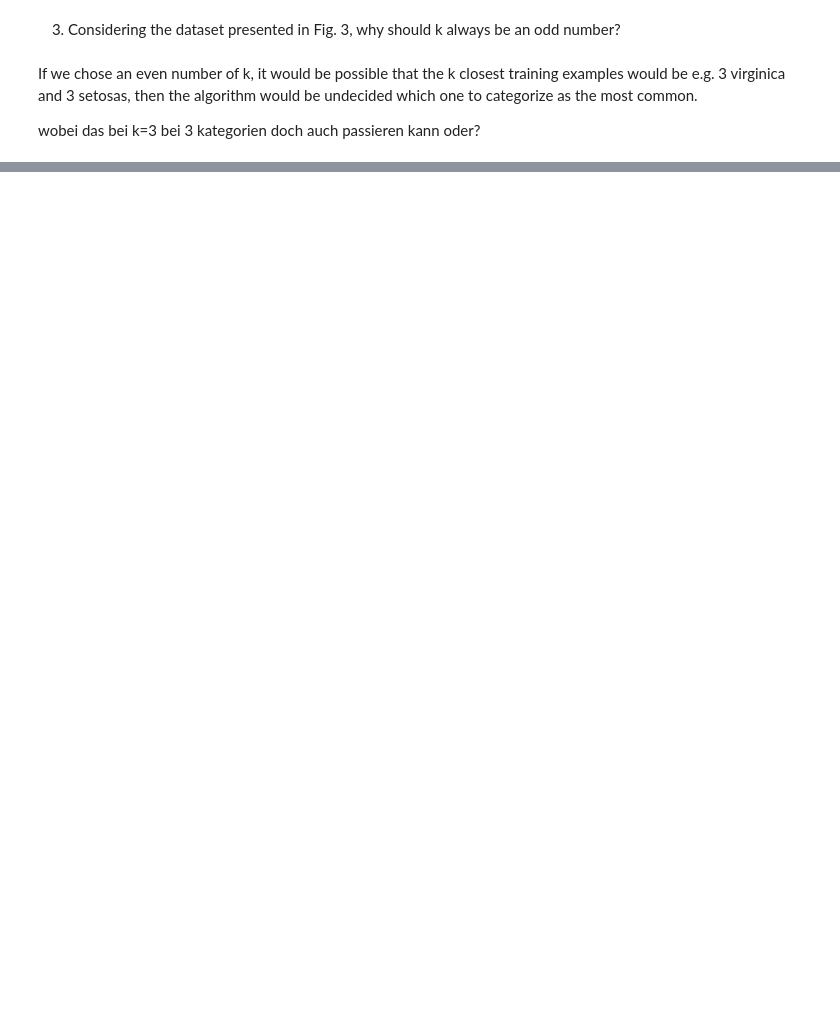
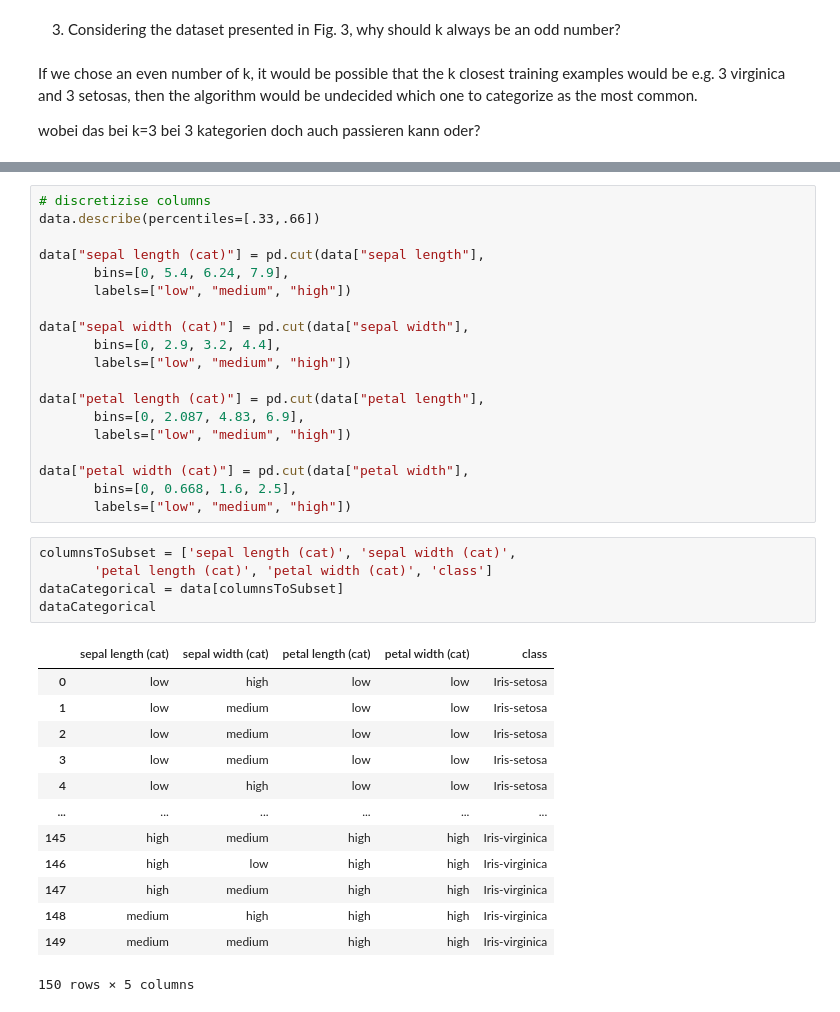
Before and after one commit to jelenameyer/IntroToMachineLearning, a Jupyter notebook: assignments/a2supervised.ipynb, the cells around one changed output, grey strips where cells are left out. Saved outputs shown, nothing was run; the diff lists cells and outputs as text; blank space fills up the shorter version.

```diff
--- a/assignments/a2supervised.ipynb
+++ b/assignments/a2supervised.ipynb
@@ -898,0 +905,38 @@ wobei das bei k=3 bei 3 kategorien doch auch passieren kann oder?
+# %%
+# discretizise columns
+data.describe(percentiles=[.33,.66])
+
+data["sepal length (cat)"] = pd.cut(data["sepal length"],
+       bins=[0, 5.4, 6.24, 7.9],
+       labels=["low", "medium", "high"])
+
+data["sepal width (cat)"] = pd.cut(data["sepal width"],
+       bins=[0, 2.9, 3.2, 4.4],
+       labels=["low", "medium", "high"])
+
+data["petal length (cat)"] = pd.cut(data["petal length"],
+       bins=[0, 2.087, 4.83, 6.9],
+       labels=["low", "medium", "high"])
+
+data["petal width (cat)"] = pd.cut(data["petal width"],
+       bins=[0, 0.668, 1.6, 2.5],
+       labels=["low", "medium", "high"])
+# %%
+columnsToSubset = ['sepal length (cat)', 'sepal width (cat)',
+       'petal length (cat)', 'petal width (cat)', 'class']
+dataCategorical = data[columnsToSubset]
+dataCategorical
+# %% [output]
+|  | sepal length (cat) | sepal width (cat) | petal length (cat) | petal width (cat) | class |
+| 0 | low | high | low | low | Iris-setosa |
+| 1 | low | medium | low | low | Iris-setosa |
+| 2 | low | medium | low | low | Iris-setosa |
+| 3 | low | medium | low | low | Iris-setosa |
+| 4 | low | high | low | low | Iris-setosa |
+| ... | ... | ... | ... | ... | ... |
+| 145 | high | medium | high | high | Iris-virginica |
+| 146 | high | low | high | high | Iris-virginica |
+| 147 | high | medium | high | high | Iris-virginica |
+| 148 | medium | high | high | high | Iris-virginica |
+| 149 | medium | medium | high | high | Iris-virginica |
+150 rows × 5 columns
```
Also changed, not shown: parts of 23 cells of this notebook, 1 other file.
